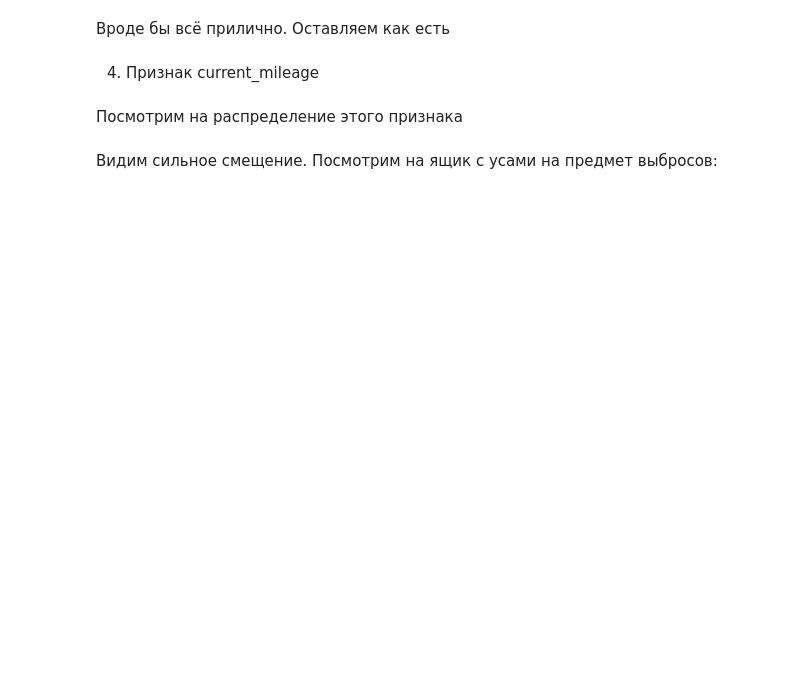
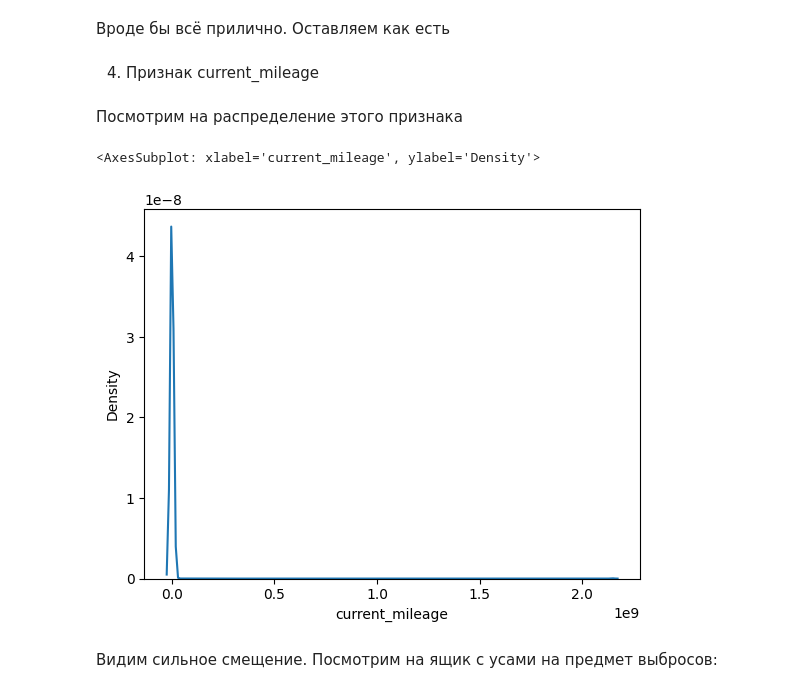
Before and after one commit to alexey300479/sf_datascience_2022, a Jupyter notebook: KAGGLE_PREDICT_CAR_PRICE/car_price_eda.ipynb, the cells around one changed output. Drawn from its saved outputs; the diff is of its cells as text; code cells hidden in the pictures; blank space fills up the shorter version.

```diff
--- a/KAGGLE_PREDICT_CAR_PRICE/car_price_eda.ipynb
+++ b/KAGGLE_PREDICT_CAR_PRICE/car_price_eda.ipynb
@@ -533,7 +534,7 @@ Name: vehicle_model, dtype: int64
 # %%
 # from ipywidgets import IntProgress
 # %%
-models = clear_train.vehicle_model.unique()
+models = train_data.vehicle_model.unique()
 models
 # %% [output]
 array(['aqua s', 'c 220', 'veloster', ..., 'frontier pro-4x', 'e 270 cdi',
@@ -568,7 +569,7 @@ with open("models_dict.json") as infile:
 # %% [markdown]
 Применим этот словарь, чтобы избавиться от грузинского:
 # %%
-clear_train.vehicle_model = clear_train.vehicle_model.map(models_dict)
+train_data.vehicle_model = train_data.vehicle_model.map(models_dict)
 # %%
 test_data.vehicle_model = test_data.vehicle_model.map(models_dict)
 # %% [markdown]
@@ -596,7 +597,7 @@ Name: vehicle_model, dtype: int64
 # %% [markdown]
 Применим к моделям созданную ранее функцию clear_string_value
 # %%
-clear_train.vehicle_model = clear_train.vehicle_model.apply(clear_string_value)
+train_data.vehicle_model = train_data.vehicle_model.apply(clear_string_value)
 # %% [markdown]
 И посмотрим на модели производителя Hyundai еще раз:
 # %%
@@ -672,5 +667,5 @@ ctc = clear_train.copy()
 # %%
-ctc.vehicle_model = ctc[['vehicle_manufacturer', 'vehicle_model']].apply(lambda x: get_best_match_model(
+train_data.vehicle_model = train_data[['vehicle_manufacturer', 'vehicle_model']].apply(lambda x: get_best_match_model(
     x['vehicle_manufacturer'],
     x['vehicle_model']
 ), axis=1)
@@ -693,7 +737,10 @@ ctc.vehicle_category.value_counts()
 # %% [markdown]
 Посмотрим на распределение этого признака
 # %%
-sns.kdeplot(data=ctc, x='current_mileage')
+sns.kdeplot(data=train_data, x='current_mileage')
+# %% [output]
+<AxesSubplot: xlabel='current_mileage', ylabel='Density'>
+[figure, added]
 # %% [markdown]
 Видим сильное смещение. Посмотрим на ящик с усами на предмет выбросов:
 # %%
```
Also changed, not shown: parts of 76 cells of this notebook, 2 other files.
